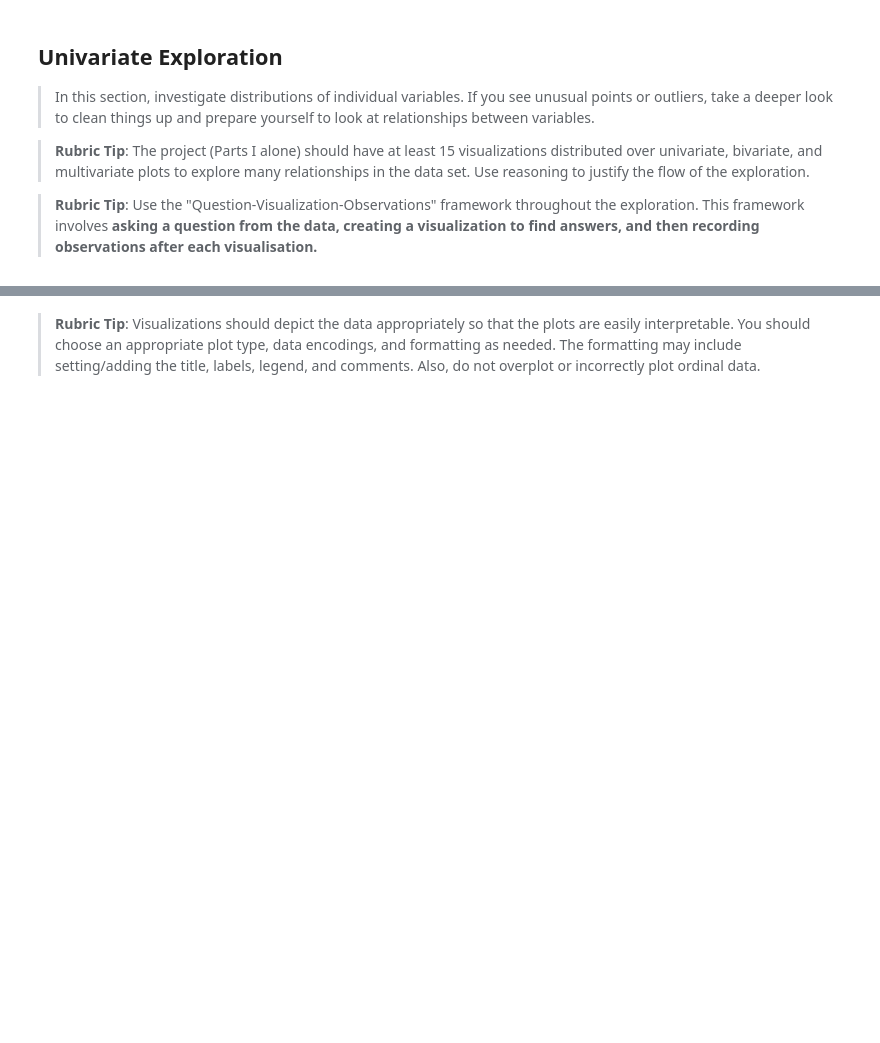
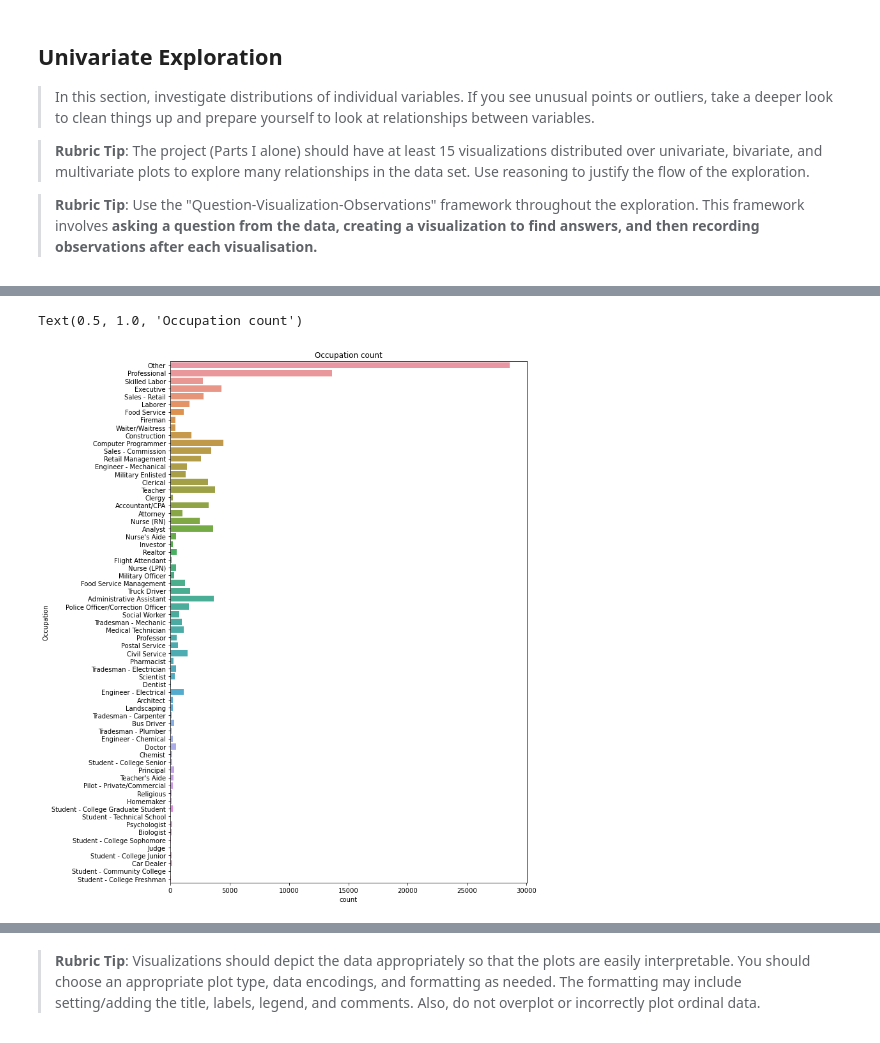
Before and after one commit to chepkuruipurity/visualize, a Jupyter notebook: Part_I_exploration_template.ipynb, the cells around one changed output, grey strips where cells are left out. Saved outputs shown, nothing was run; the diff lists cells and outputs as text; code cells hidden in the pictures; blank space fills up the shorter version.

```diff
--- a/Part_I_exploration_template.ipynb
+++ b/Part_I_exploration_template.ipynb
@@ -103,0 +115,7 @@ and prepare yourself to look at relationships between variables.
+# %%
+plt.figure(figsize = [10, 15])
+sb.countplot(data = df, y= 'Occupation')
+plt.title('Occupation count')
+# %% [output]
+Text(0.5, 1.0, 'Occupation count')
+[figure, added]
```
Also changed, not shown: parts of 11 cells of this notebook.
